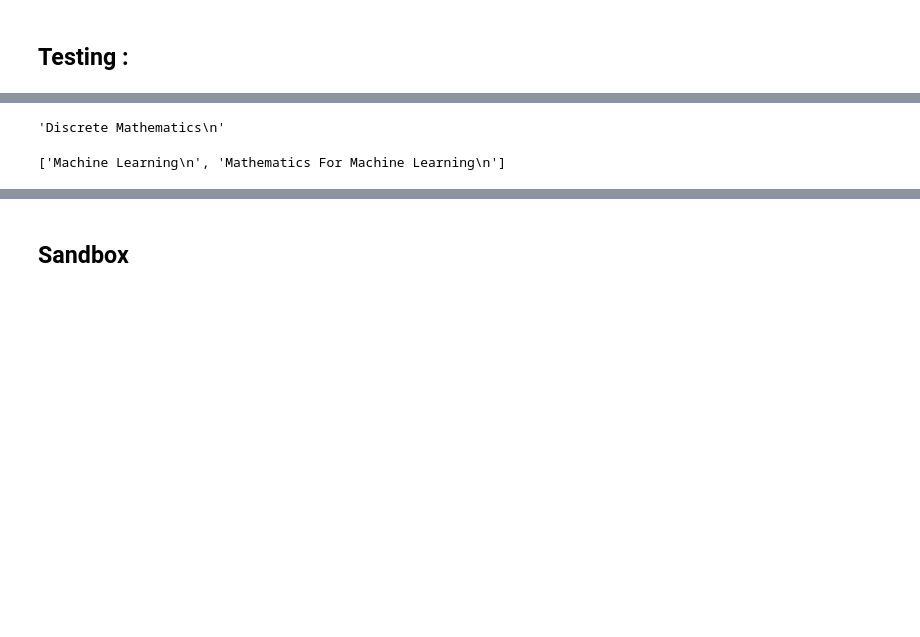
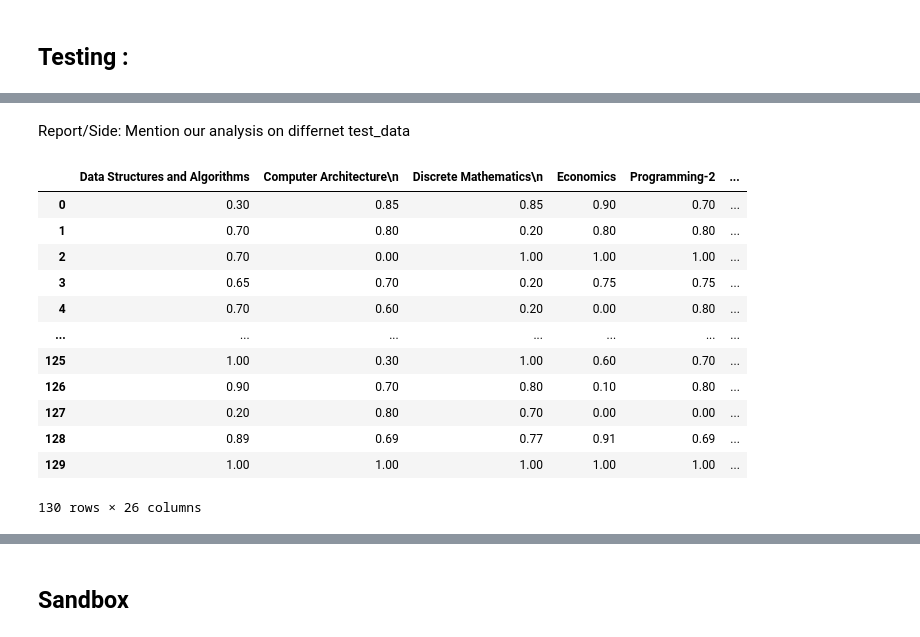
Before and after one commit to NarasimhanN/Recommendation-System, a Jupyter notebook: Course_Recommendation_System.ipynb, the cells around one changed output, grey strips where cells are left out. Cells and saved outputs as stored; diff of their text form; code cells hidden in the pictures; blank space fills up the shorter version.

```diff
--- a/Course_Recommendation_System.ipynb
+++ b/Course_Recommendation_System.ipynb
@@ -444,4 +510,19 @@ sns.countplot(accuracy_list,palette="mako")
+# %% [markdown]
+Report/Side:
+Mention our analysis on differnet test_data
 # %%
-dataa.columns[2]
+dataa
 # %% [output]
+|  | Data Structures and Algorithms | Computer Architecture\n | Discrete Mathematics\n | Economics | Programming-2 | ... |
+| 0 | 0.30 | 0.85 | 0.85 | 0.90 | 0.70 | ... |
+| 1 | 0.70 | 0.80 | 0.20 | 0.80 | 0.80 | ... |
+| 2 | 0.70 | 0.00 | 1.00 | 1.00 | 1.00 | ... |
+| 3 | 0.65 | 0.70 | 0.20 | 0.75 | 0.75 | ... |
+| 4 | 0.70 | 0.60 | 0.20 | 0.00 | 0.80 | ... |
+| ... | ... | ... | ... | ... | ... | ... |
+| 125 | 1.00 | 0.30 | 1.00 | 0.60 | 0.70 | ... |
+| 126 | 0.90 | 0.70 | 0.80 | 0.10 | 0.80 | ... |
+| 127 | 0.20 | 0.80 | 0.70 | 0.00 | 0.00 | ... |
+| 128 | 0.89 | 0.69 | 0.77 | 0.91 | 0.69 | ... |
+| 129 | 1.00 | 1.00 | 1.00 | 1.00 | 1.00 | ... |
-'Discrete Mathematics\n'
+130 rows × 26 columns
@@ -461,4 +528,0 @@ for sub in actual_subjects:
-# %%
-common_subs
-# %% [output]
-['Machine Learning\n', 'Mathematics For Machine Learning\n']
```
Also changed, not shown: parts of 49 cells of this notebook.
